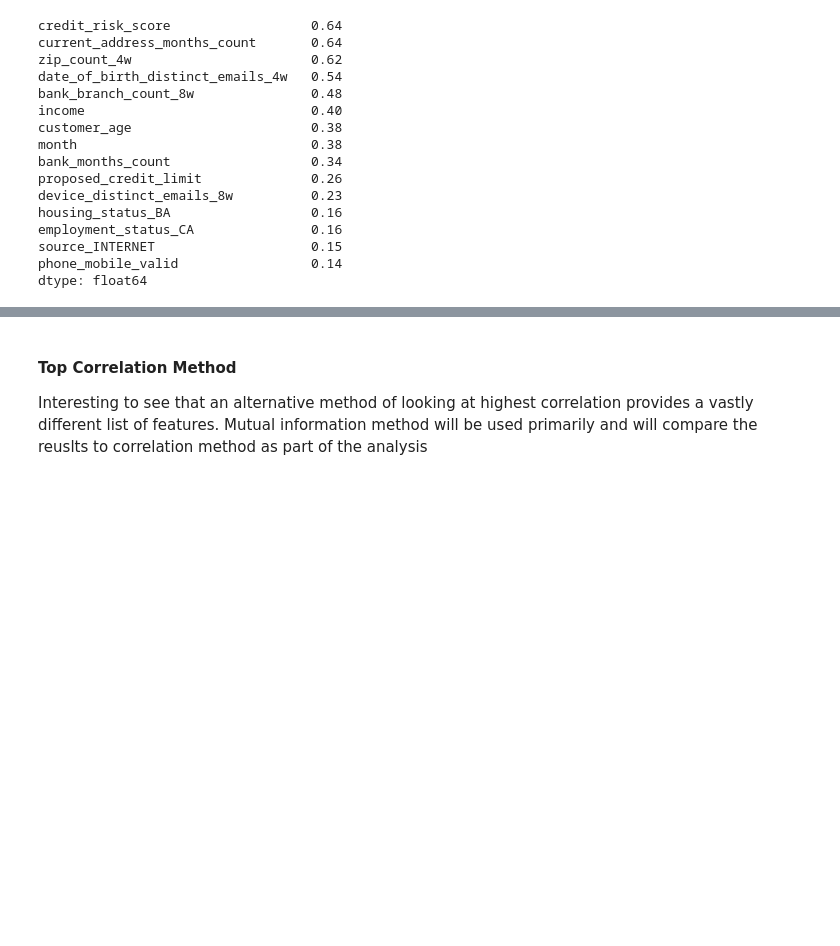
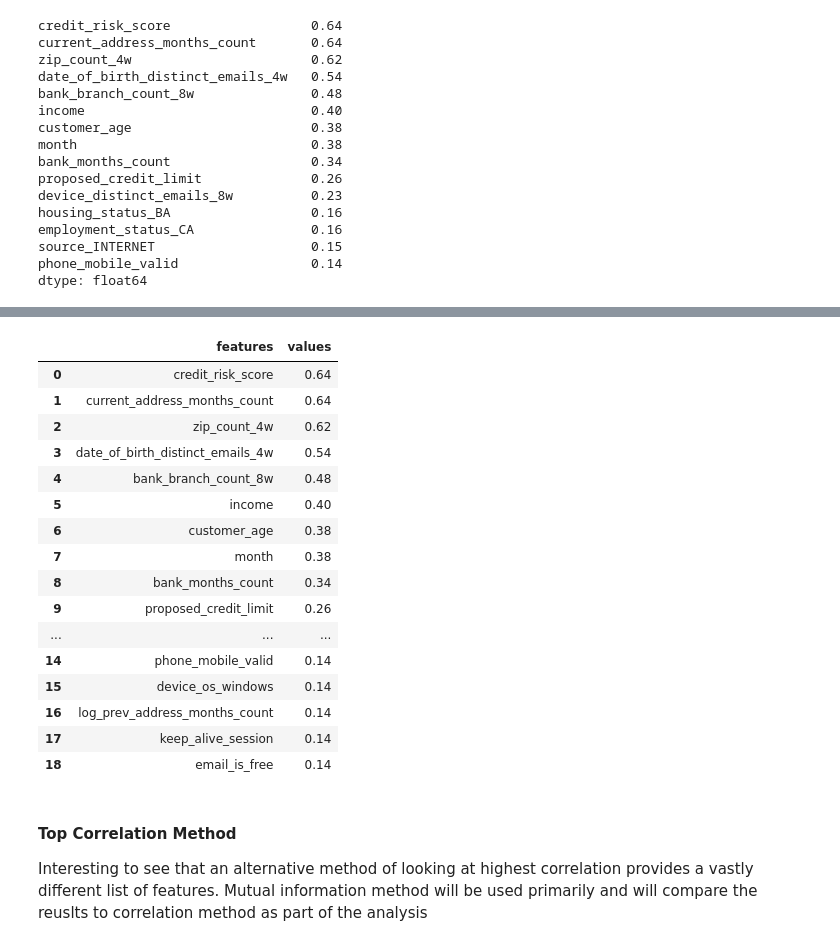
Before and after one commit to rcwylie/Fraudulent_payments, a Jupyter notebook: n_Code.ipynb, the cells around one changed output, grey strips where cells are left out. Cells and saved outputs as stored; diff of their text form; code cells hidden in the pictures; blank space fills up the shorter version.

```diff
--- a/n_Code.ipynb
+++ b/n_Code.ipynb
@@ -534,0 +557,20 @@ mutual_info_sort[top_info_features].sort_values(ascending=True).plot(kind = 'bar
+# %%
+mutual_info_sort_pd[mutual_info_sort_pd['values']> 0.1]
+# %% [output]
+|  | features | values |
+| 0 | credit_risk_score | 0.64 |
+| 1 | current_address_months_count | 0.64 |
+| 2 | zip_count_4w | 0.62 |
+| 3 | date_of_birth_distinct_emails_4w | 0.54 |
+| 4 | bank_branch_count_8w | 0.48 |
+| 5 | income | 0.40 |
+| 6 | customer_age | 0.38 |
+| 7 | month | 0.38 |
+| 8 | bank_months_count | 0.34 |
+| 9 | proposed_credit_limit | 0.26 |
+| ... | ... | ... |
+| 14 | phone_mobile_valid | 0.14 |
+| 15 | device_os_windows | 0.14 |
+| 16 | log_prev_address_months_count | 0.14 |
+| 17 | keep_alive_session | 0.14 |
+| 18 | email_is_free | 0.14 |
```
Also changed, not shown: parts of 4 cells of this notebook.
